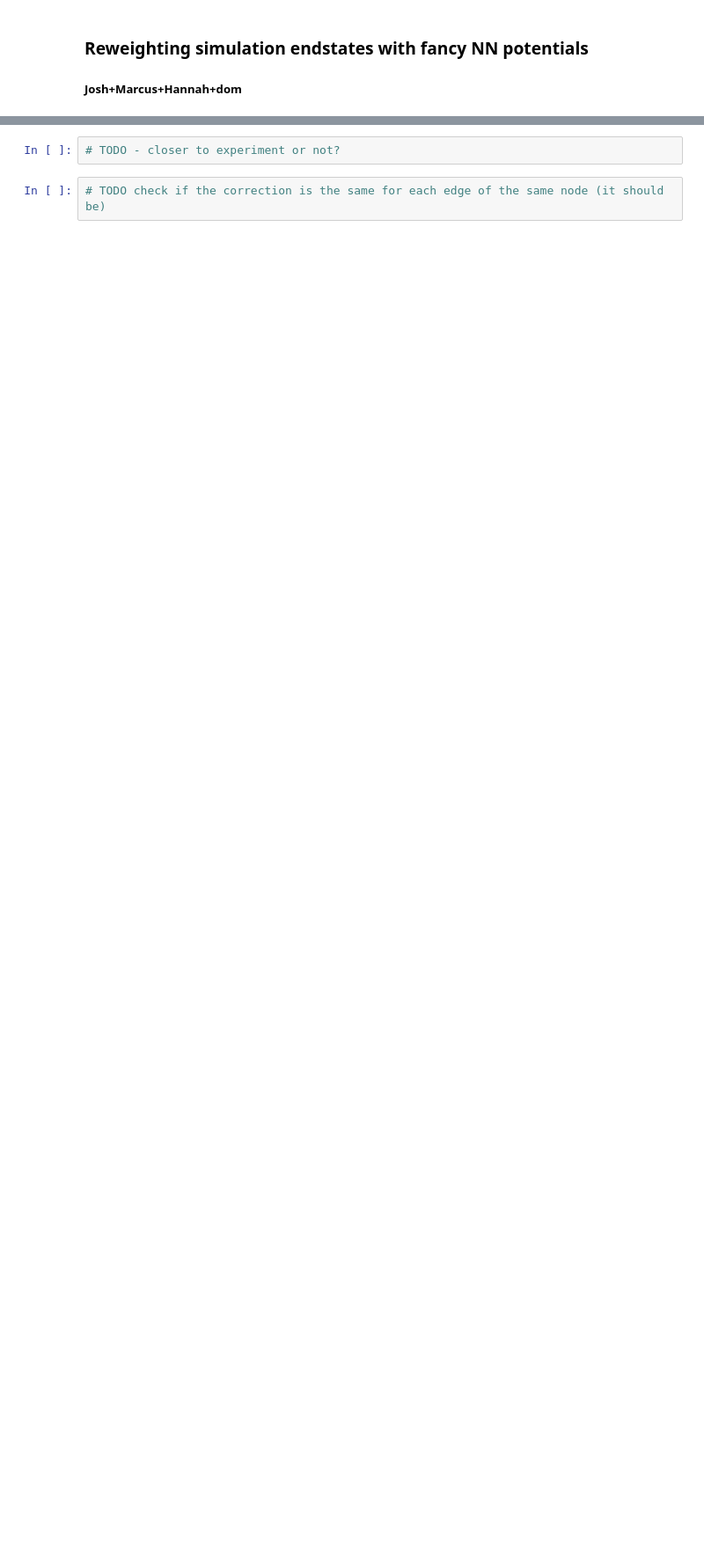
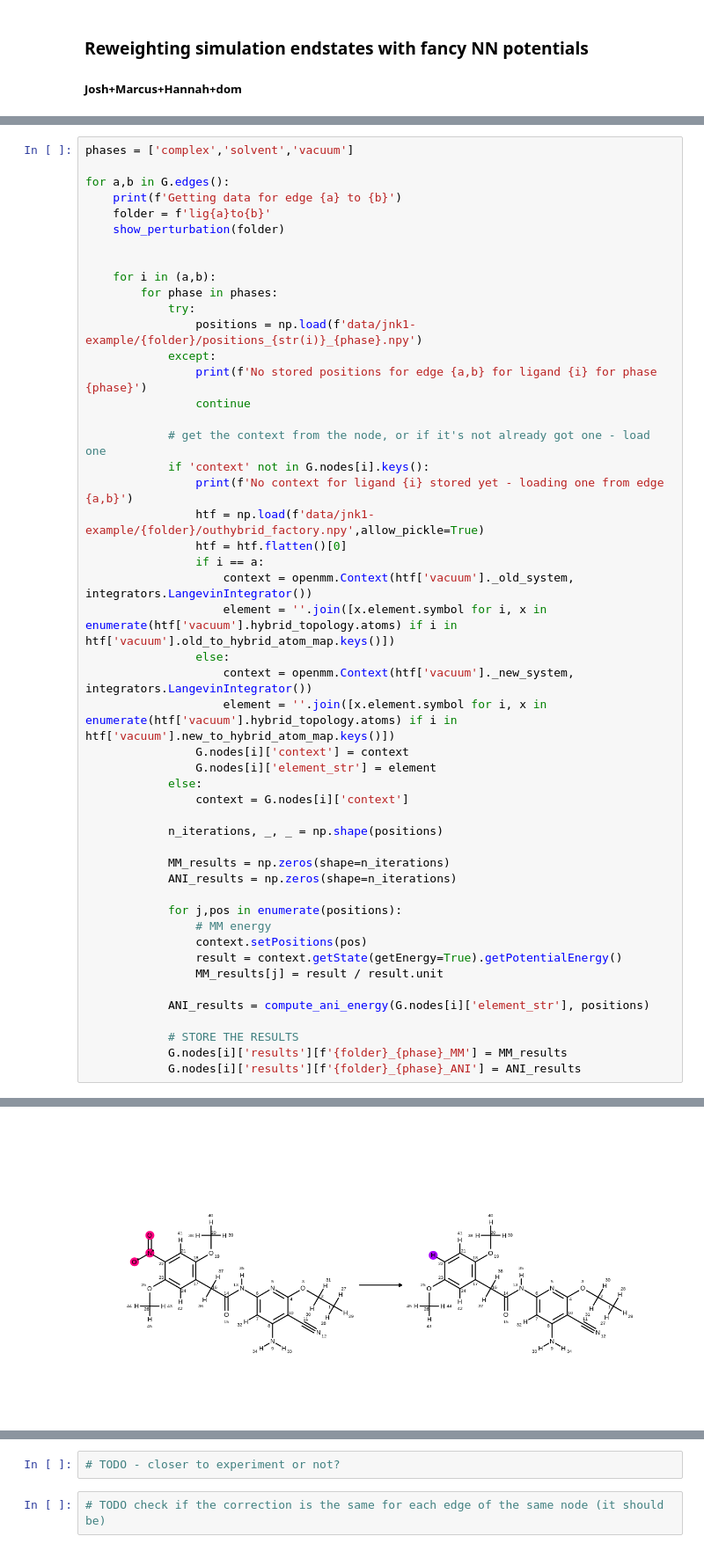
Before and after one commit to choderalab/nn-endstates, a Jupyter notebook: nn-endstates.ipynb, the cells around one changed output, grey strips where cells are left out. Shown at 88% size. Cells and saved outputs as stored; diff of their text form; blank space fills up the shorter version.

Commit message:
updating notebook, saving networkx pickle

```diff
--- a/nn-endstates.ipynb
+++ b/nn-endstates.ipynb
@@ -248,0 +92,50 @@ Hydration correction: -2.57 (1.14) kcal/mol
+# %%
+phases = ['complex','solvent','vacuum']
+
+for a,b in G.edges():
+    print(f'Getting data for edge {a} to {b}')
+    folder = f'lig{a}to{b}'
+    show_perturbation(folder)
+
+
+    for i in (a,b):
+        for phase in phases:
+            try:
+                positions = np.load(f'data/jnk1-example/{folder}/positions_{str(i)}_{phase}.npy')
+            except:
+                print(f'No stored positions for edge {a,b} for ligand {i} for phase {phase}')
+                continue
+
+            # get the context from the node, or if it's not already got one - load one
+            if 'context' not in G.nodes[i].keys():
+                print(f'No context for ligand {i} stored yet - loading one from edge {a,b}')
+                htf = np.load(f'data/jnk1-example/{folder}/outhybrid_factory.npy',allow_pickle=True)
+                htf = htf.flatten()[0]
+                if i == a:
+                    context = openmm.Context(htf['vacuum']._old_system, integrators.LangevinIntegrator())
+                    element = ''.join([x.element.symbol for i, x in enumerate(htf['vacuum'].hybrid_topology.atoms) if i in htf['vacuum'].old_to_hybrid_atom_map.keys()])
+                else:
+                    context = openmm.Context(htf['vacuum']._new_system, integrators.LangevinIntegrator())
+                    element = ''.join([x.element.symbol for i, x in enumerate(htf['vacuum'].hybrid_topology.atoms) if i in htf['vacuum'].new_to_hybrid_atom_map.keys()])
+                G.nodes[i]['context'] = context
+                G.nodes[i]['element_str'] = element
+            else:
+                context = G.nodes[i]['context']
+
+            n_iterations, _, _ = np.shape(positions)
+
+            MM_results = np.zeros(shape=n_iterations)
+            ANI_results = np.zeros(shape=n_iterations)
+
+            for j,pos in enumerate(positions):
+                # MM energy
+                context.setPositions(pos)
+                result = context.getState(getEnergy=True).getPotentialEnergy()
+                MM_results[j] = result / result.unit
+
+            ANI_results = compute_ani_energy(G.nodes[i]['element_str'], positions)
+
+            # STORE THE RESULTS
+            G.nodes[i]['results'][f'{folder}_{phase}_MM'] = MM_results
+            G.nodes[i]['results'][f'{folder}_{phase}_ANI'] = ANI_results
+# %% [output]
@@ -248,0 +159 @@ Hydration correction: -2.57 (1.14) kcal/mol
+[figure, added]
```
Also changed, not shown: parts of 13 cells of this notebook, 1 other file.
